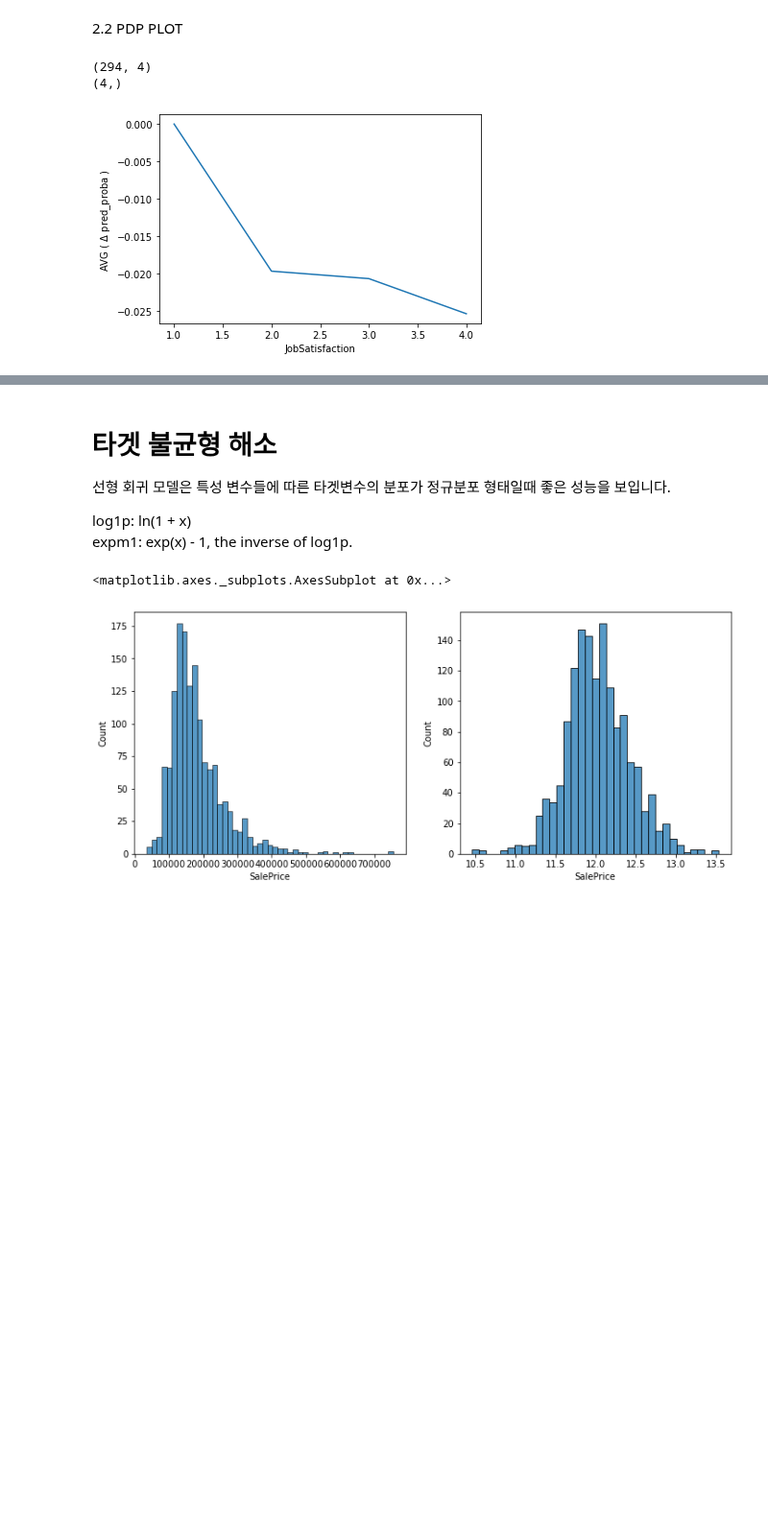
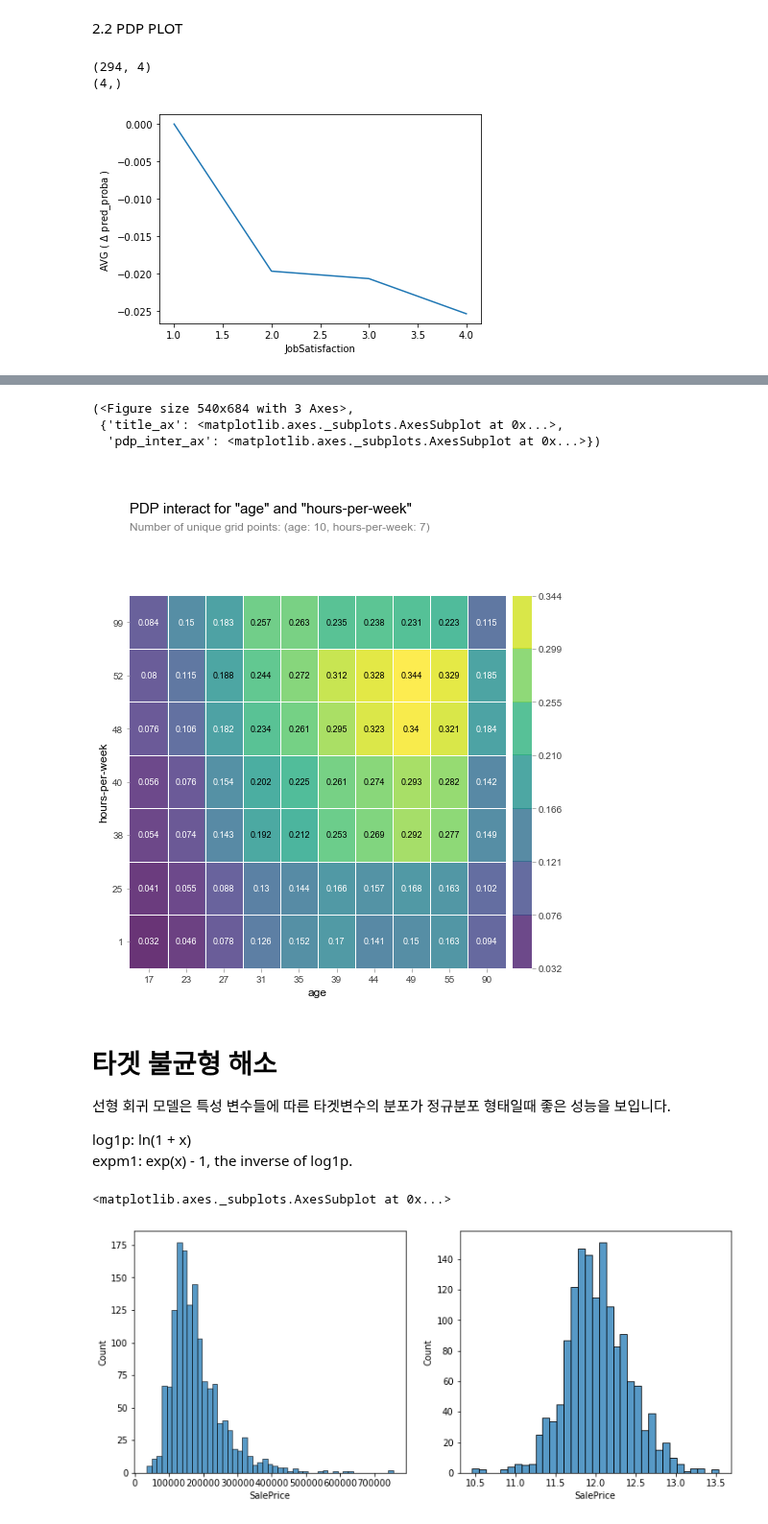
Before and after one commit to LamuneGitHub/A001_Python_Test, a Jupyter notebook: S23x_기계학습.ipynb, the cells around one changed output, grey strips where cells are left out. Shown at 96% size. Drawn from its saved outputs; the diff is of its cells as text; code cells hidden in the pictures; blank space fills up the shorter version.

```diff
--- a/S23x_기계학습.ipynb
+++ b/S23x_기계학습.ipynb
@@ -537,0 +556,60 @@ plt.show()
+# %%
+
+data = pd.read_csv("https://ds-lecture-data.s3.ap-northeast-2.amazonaws.com/census_income.csv")
+# 결측치가 있는 row를 drop하고 salary를 범주형으로 변환합니다.
+data = data.replace(" ?", np.nan).dropna().reset_index(drop=True)
+print("salary before preprocessing", data["salary"].unique())
+data["salary"] = data["salary"].str.strip().apply(lambda x: x == ">50K")
+print("salary after preprocessing", data["salary"].unique())
+# 학습과 검증 데이터셋을 분리합니다.
+train, val = train_test_split(data, test_size=0.2, random_state=42)
+# 사용할 특성 및 타겟을 선택합니다.
+cat_features = [
+    "workclass",
+    "education",
+    "marital-status",
+    "occupation",
+    "relationship",
+    "race",
+    "sex",
+    "native-country",
+]
+num_featuers = ["age", "capital-gain", "capital-loss", "hours-per-week"]
+target = "salary"
+# 특성과 타겟을 분리합니다.
+X_train = train[cat_features + num_featuers]
+y_train = train[target]
+X_val = val[cat_features + num_featuers]
+y_val = val[target]
+
+encoder = OrdinalEncoder()
+X_train_encoded = encoder.fit_transform(X_train)  # 학습데이터
+X_val_encoded = encoder.transform(X_val)  # 검증데이터
+
+
+
+boosting = XGBClassifier(
+    n_estimators=1000,
+    objective="binary:logistic",  # default
+    learning_rate=0.2,
+    subsample=0.8,
+    colsample_bytree=0.8,
+)
+
+eval_set = [(X_train_encoded, y_train), (X_val_encoded, y_val)]
+
+boosting.fit(X_train_encoded, y_train, eval_set=eval_set, early_stopping_rounds=50)
+
+from pdpbox.pdp import pdp_interact, pdp_interact_plot
+
+target_features = ["age", "hours-per-week"]
+
+interaction = pdp_interact(
+    model=boosting,
+    dataset=X_val_encoded,
+    model_features=X_val.columns,
+    features=target_features,
+)
+
+pdp_interact_plot(interaction, plot_type="grid", feature_names=target_features)
+# %% [output]
@@ -538,3 +633,7 @@ plt.show()
+(<Figure size 540x684 with 3 Axes>,
+ {'title_ax': <matplotlib.axes._subplots.AxesSubplot at 0x...>,
+  'pdp_inter_ax': <matplotlib.axes._subplots.AxesSubplot at 0x...>})
+[figure, added]
 # %%
 # (v)
 # # 컬럼 이름 -> 카테고리 맵핑 정보 하기
```
Also changed, not shown: parts of 4 cells of this notebook.
